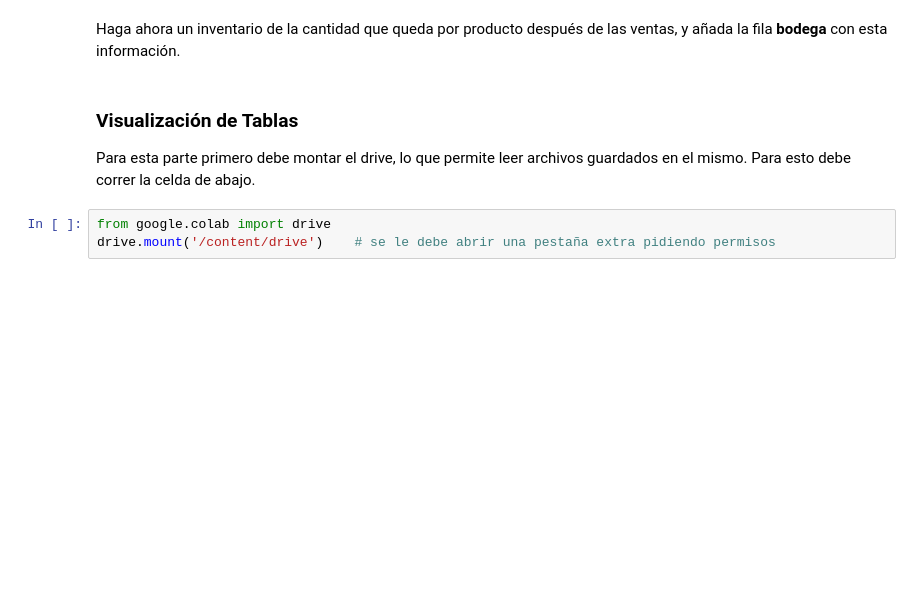
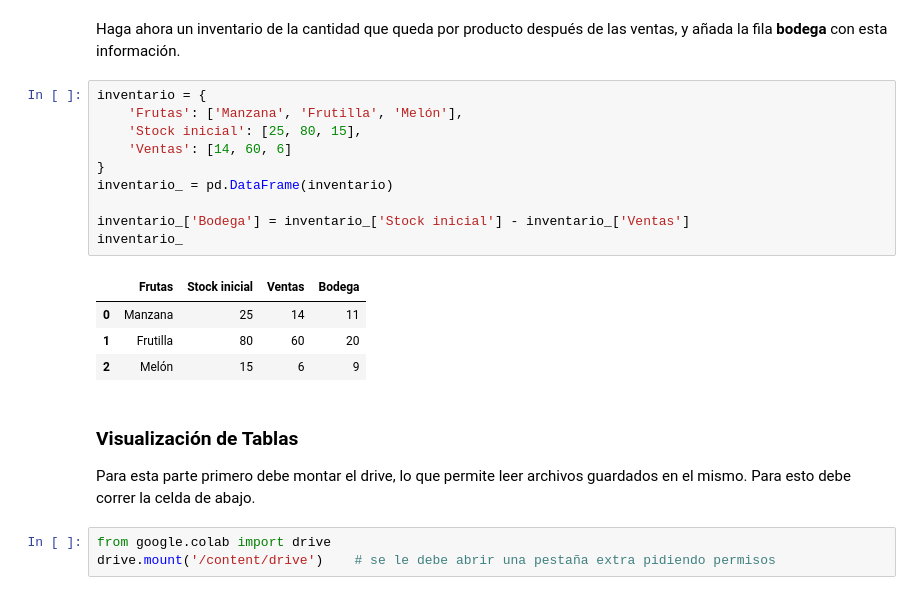
Before and after one commit to Morales-Andres/Tarea-1, a Jupyter notebook: Tarea_1.ipynb, the cells around one changed output. Saved outputs shown, nothing was run; the diff lists cells and outputs as text; blank space fills up the shorter version.

```diff
--- a/Tarea_1.ipynb
+++ b/Tarea_1.ipynb
@@ -157,5 +170,20 @@ Recree el siguiente DataFrame **almacen**:
 # %% [markdown]
 Haga ahora un inventario de la cantidad que queda por producto después de las ventas, y añada la fila **bodega** con esta información.
+# %%
+inventario = {
+    'Frutas': ['Manzana', 'Frutilla', 'Melón'],
+    'Stock inicial': [25, 80, 15],
+    'Ventas': [14, 60, 6]
+}
+inventario_ = pd.DataFrame(inventario)
+
+inventario_['Bodega'] = inventario_['Stock inicial'] - inventario_['Ventas']
+inventario_
+# %% [output]
+|  | Frutas | Stock inicial | Ventas | Bodega |
+| 0 | Manzana | 25 | 14 | 11 |
+| 1 | Frutilla | 80 | 60 | 20 |
+| 2 | Melón | 15 | 6 | 9 |
 # %% [markdown]
 ### Visualización de Tablas
 Para esta parte primero debe montar el drive, lo que permite leer archivos guardados en el mismo. Para esto debe correr la celda de abajo.
```
Also changed, not shown: parts of 5 cells of this notebook.
